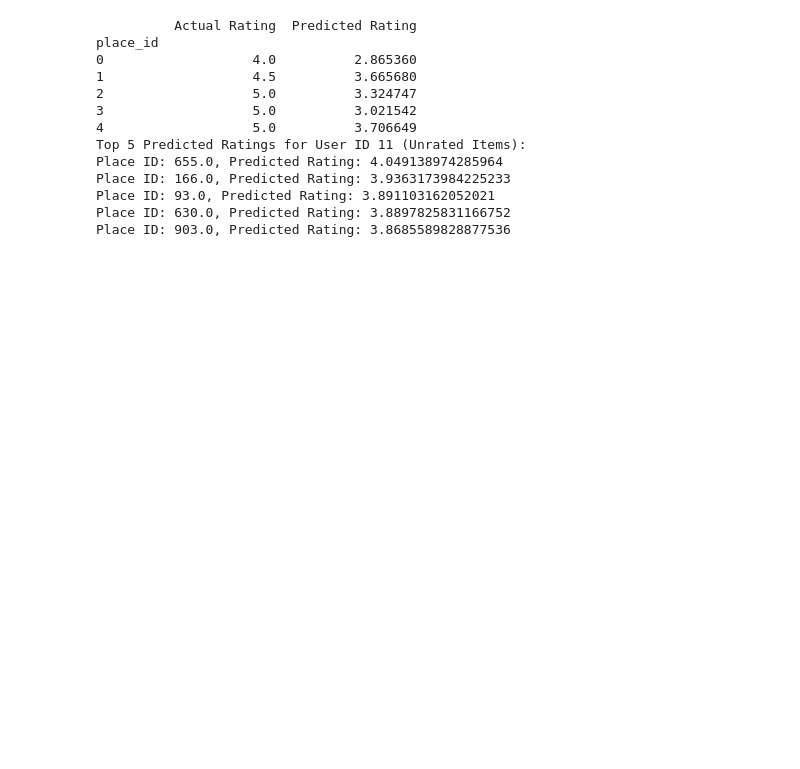
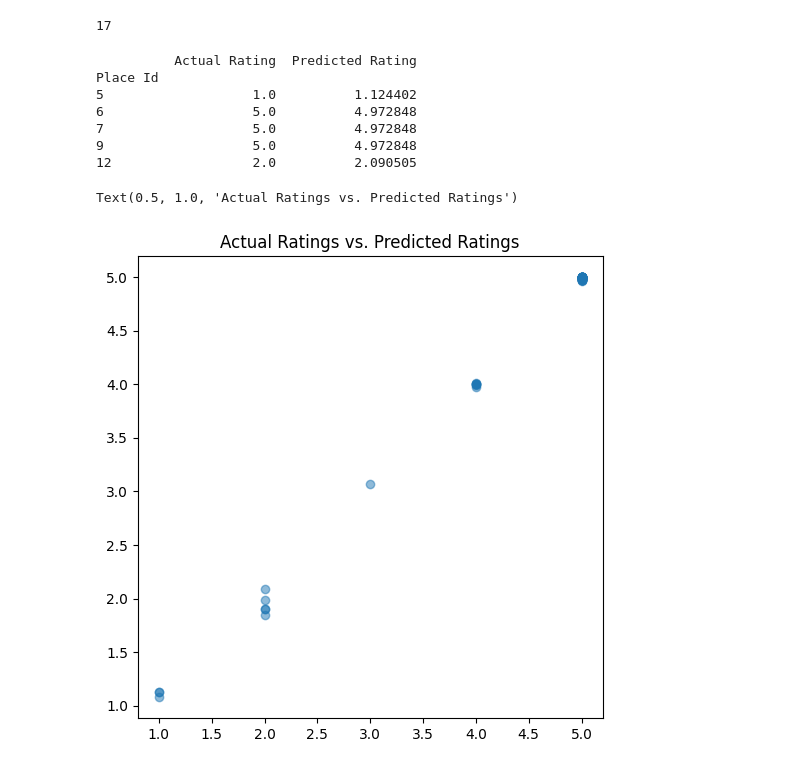
Before and after one commit to hscrown/madatpublicdata, a Jupyter notebook: SVD를_머신러닝과_사이킥런으로_구현하기(2).ipynb, the cells around one changed output. Saved outputs shown, nothing was run; the diff lists cells and outputs as text; code cells hidden in the pictures; blank space fills up the shorter version.

```diff
--- a/SVD를_머신러닝과_사이킥런으로_구현하기(2).ipynb
+++ b/SVD를_머신러닝과_사이킥런으로_구현하기(2).ipynb
@@ -59 +73,5 @@ plt.show()
 [figure]
+# %%
+# 최적의 k 14로 다시 훈련
+svd_optimal = TruncatedSVD(n_components=14, random_state=42)
+svd_optimal.fit(train_data)
@@ -60,15 +102,24 @@ plt.show()
 # %%
 # 전체 데이터에 대한 예측 평점 계산
 all_predictions = svd_optimal.inverse_transform(svd_optimal.transform(ratings_matrix))
+# %%
+# df에 가장 번호가 많은 유저 찾기
+user_id = df['User Id'].value_counts().idxmax()
+user_id
+# %% [output]
+17
 # %%
-# User ID 11의 실제 평점과 예측 평점 비교
-user_id = 11
+# User ID 의 실제 평점과 예측 평점 비교
 user_index = pivot_table.index.get_loc(user_id)
 
 # 실제와 예측 평점 데이터프레임 생성
 actual_ratings = pivot_table.iloc[user_index]
 predicted_ratings = pd.Series(all_predictions[user_index], index=pivot_table.columns)
 
+# 예측 평점의 숫자가 1-5사이로 제한
+predicted_ratings = predicted_ratings.clip(lower=1, upper=5)
+
+# 실제 평점과 예측 평점 비교
 comparison_df = pd.DataFrame({
     'Actual Rating': actual_ratings,
     'Predicted Rating': predicted_ratings
@@ -76,34 +127,19 @@ comparison_df = pd.DataFrame({
 
 # 실제 평점과 예측 평점 비교 출력 (상위 5개)
 print(comparison_df.head(5))
-
-# 평점이 0인 데이터에 대한 예측 평점 계산
-zero_ratings_df = df[(df['rating'] == 0) & (df['user_id'] == user_id)]
-zero_predictions = []
-
-for _, row in zero_ratings_df.iterrows():
-    place_id = row['place_id']
-    if place_id in pivot_table.columns:
-        place_index = pivot_table.columns.get_loc(place_id)
-        predicted_rating = predicted_ratings[place_id]
-        zero_predictions.append((place_id, predicted_rating))
-
-# 상위 5개 예측 평점 출력
-zero_predictions_sorted = sorted(zero_predictions, key=lambda x: x[1], reverse=True)[:5]
-print("Top 5 Predicted Ratings for User ID 11 (Unrated Items):")
-for place_id, rating in zero_predictions_sorted:
-    print(f"Place ID: {place_id}, Predicted Rating: {rating}")
 # %% [output]
           Actual Rating  Predicted Rating
-place_id
-0                   4.0          2.865360
-1                   4.5          3.665680
-2                   5.0          3.324747
-3                   5.0          3.021542
-4                   5.0          3.706649
-Top 5 Predicted Ratings for User ID 11 (Unrated Items):
-Place ID: 655.0, Predicted Rating: 4.049138974285964
-Place ID: 166.0, Predicted Rating: 3.9363173984225233
-Place ID: 93.0, Predicted Rating: 3.891103162052021
-Place ID: 630.0, Predicted Rating: 3.8897825831166752
-Place ID: 903.0, Predicted Rating: 3.8685589828877536
+Place Id
+5                   1.0          1.124402
+6                   5.0          4.972848
+7                   5.0          4.972848
+9                   5.0          4.972848
+12                  2.0          2.090505
+# %%
+# 시각화
+plt.figure(figsize=(6, 6))
+plt.scatter(actual_ratings, predicted_ratings, alpha=0.5)
+plt.title('Actual Ratings vs. Predicted Ratings')
+# %% [output]
+Text(0.5, 1.0, 'Actual Ratings vs. Predicted Ratings')
+[figure, added]
```
Also changed, not shown: parts of 5 cells of this notebook.
